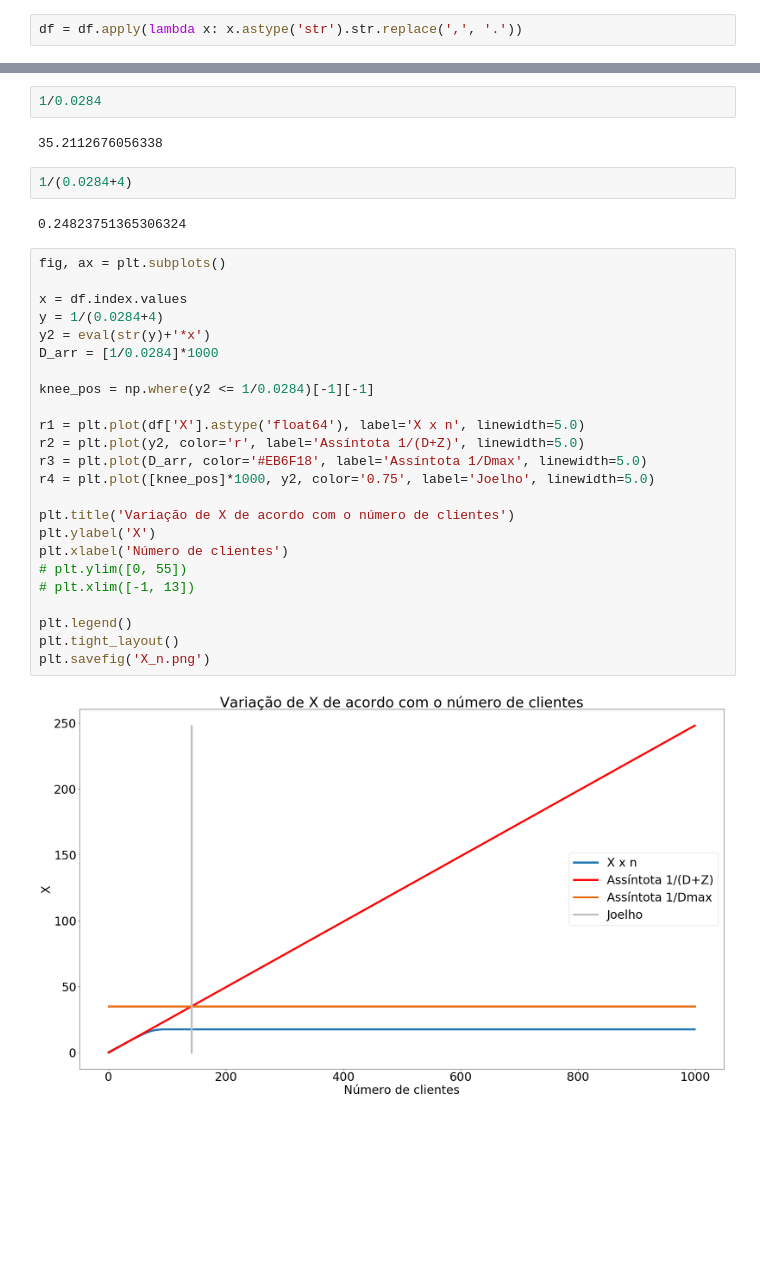
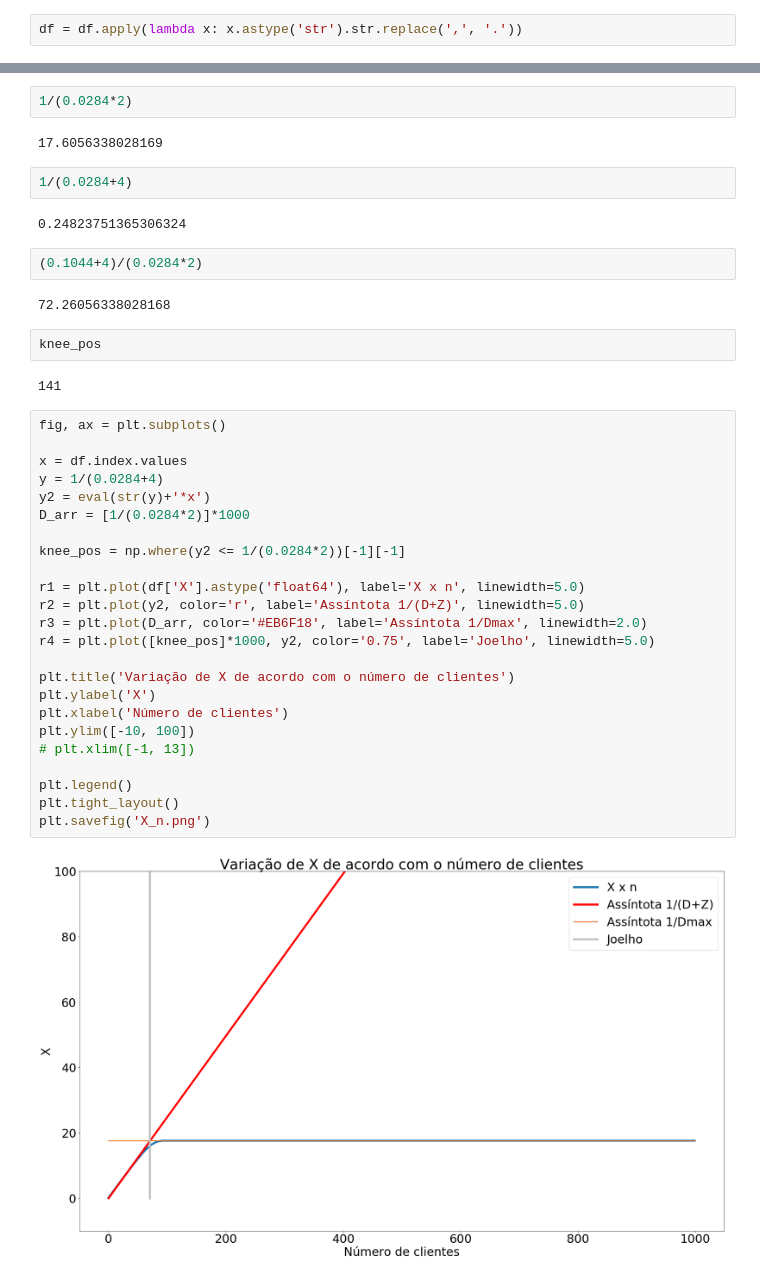
Before and after one commit to danielesreis/ads-proj3, a Jupyter notebook: experimento/graphs.ipynb, the cells around one changed output, grey strips where cells are left out. Saved outputs shown, nothing was run; the diff lists cells and outputs as text; blank space fills up the shorter version.

```diff
--- a/experimento/graphs.ipynb
+++ b/experimento/graphs.ipynb
@@ -44,34 +52,42 @@ plt.savefig('R_n.png')
 # %%
-1/0.0284
+1/(0.0284*2)
 # %% [output]
-35.2112676056338
+17.6056338028169
 # %%
 1/(0.0284+4)
 # %% [output]
 0.24823751365306324
+# %%
+(0.1044+4)/(0.0284*2)
+# %% [output]
+72.26056338028168
+# %%
+knee_pos
+# %% [output]
+141
 # %%
 fig, ax = plt.subplots()
 
 x = df.index.values
 y = 1/(0.0284+4)
 y2 = eval(str(y)+'*x')
-D_arr = [1/0.0284]*1000
+D_arr = [1/(0.0284*2)]*1000
 
-knee_pos = np.where(y2 <= 1/0.0284)[-1][-1]
+knee_pos = np.where(y2 <= 1/(0.0284*2))[-1][-1]
 
 r1 = plt.plot(df['X'].astype('float64'), label='X x n', linewidth=5.0)
 r2 = plt.plot(y2, color='r', label='Assíntota 1/(D+Z)', linewidth=5.0)
-r3 = plt.plot(D_arr, color='#EB6F18', label='Assíntota 1/Dmax', linewidth=5.0)
+r3 = plt.plot(D_arr, color='#EB6F18', label='Assíntota 1/Dmax', linewidth=2.0)
 r4 = plt.plot([knee_pos]*1000, y2, color='0.75', label='Joelho', linewidth=5.0)
 
 plt.title('Variação de X de acordo com o número de clientes')
 plt.ylabel('X')
 plt.xlabel('Número de clientes')
-# plt.ylim([0, 55])
+plt.ylim([-10, 100])
 # plt.xlim([-1, 13])
 
 plt.legend()
 plt.tight_layout()
 plt.savefig('X_n.png')
 # %% [output]
-[figure, old version]
+[figure, new version]
```
Also changed, not shown: parts of 5 cells of this notebook, 3 other files.
